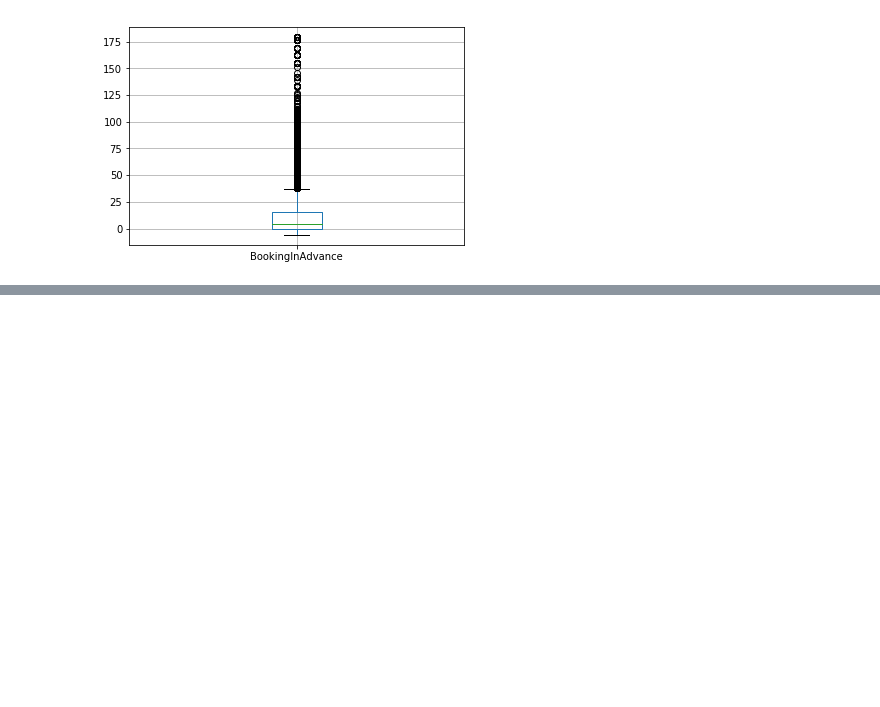
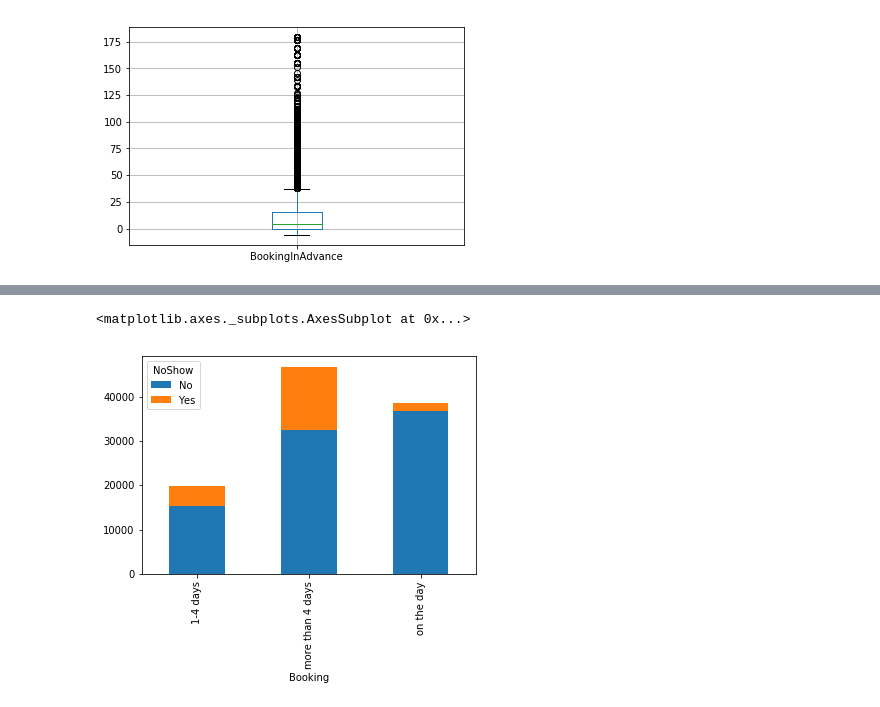
Before and after one commit to yzhu017/Assignment4, a Jupyter notebook: appointment.ipynb, the cells around one changed output, grey strips where cells are left out. Cells and saved outputs as stored; diff of their text form; code cells hidden in the pictures; blank space fills up the shorter version.

```diff
--- a/appointment.ipynb
+++ b/appointment.ipynb
@@ -268,0 +316,11 @@ df2.boxplot(column = 'BookingInAdvance')
+# %%
+def func(row):
+    if row['BookingInAdvance'] == 0:
+        return 'on the day'
+    elif row['BookingInAdvance'] > 4:
+        return 'more than 4 days'
+    else:
+        return '1-4 days'
+
+df2['Booking']=df2.apply(func, axis=1)
+df2
@@ -268,0 +346,6 @@ df2.boxplot(column = 'BookingInAdvance')
+# %%
+temp1 = pd.crosstab(df2['Booking'],df2['NoShow'])
+temp1.plot(kind = 'bar', stacked=True)
+# %% [output]
+<matplotlib.axes._subplots.AxesSubplot at 0x...>
+[figure, added]
```
Also changed, not shown: parts of 24 cells of this notebook.
